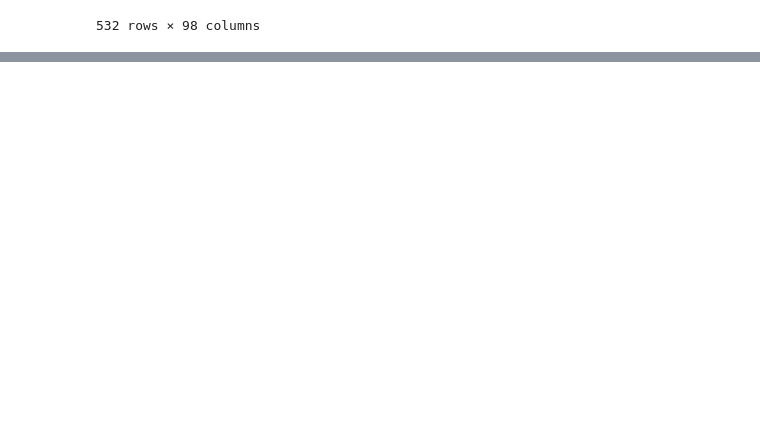
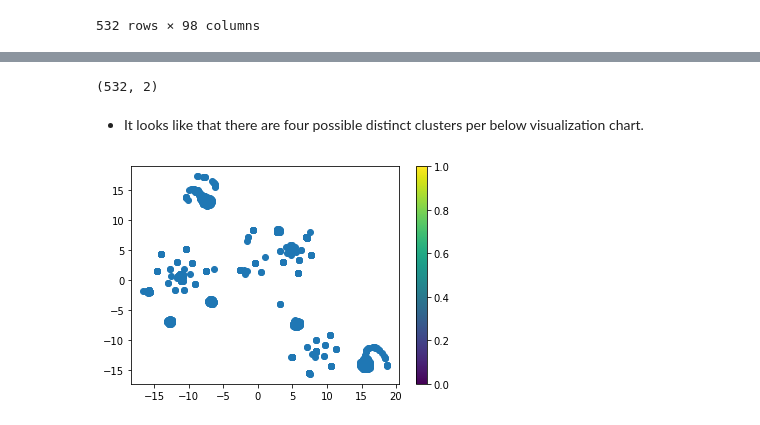
Before and after one commit to makbarish/Unsupervised-Machine-Learning-Challenge, a Jupyter notebook: UML_CryptocurrencyClusters.ipynb, the cells around one changed output, grey strips where cells are left out. Drawn from its saved outputs; the diff is of its cells as text; code cells hidden in the pictures; blank space fills up the shorter version.

Commit message:
processed data cluster analysis

```diff
--- a/UML_CryptocurrencyClusters.ipynb
+++ b/UML_CryptocurrencyClusters.ipynb
@@ -210,0 +210,8 @@ from sklearn.preprocessing import StandardScaler
+# %%
+# Standardize your dataset so that columns that contain larger values do not unduly influence the outcome
+from sklearn.preprocessing import StandardScaler, MinMaxScaler
+scaler = MinMaxScaler()
+scaled_data = scaler.fit_transform(df8)
+scaled_data
+# scaled_data = StandardScaler().fit_transform(df8)
+# print(scaled_data[0:1])
@@ -210,0 +235,4 @@ from sklearn.preprocessing import StandardScaler
+# %%
+from sklearn.decomposition import PCA
+pca = PCA(n_components=0.90)
+pca_transformed_data = pca.fit_transform(scaled_data)
@@ -210,0 +249,7 @@ from sklearn.preprocessing import StandardScaler
+# %%
+from sklearn.manifold import TSNE
+tsne = TSNE(perplexity=50, learning_rate=200)
+# , learning_rate=100
+# %%
+X_pca_tsne = tsne.fit_transform(pca_transformed_data)
+X_pca_tsne
@@ -210,0 +264,14 @@ from sklearn.preprocessing import StandardScaler
+# %%
+X_pca_tsne.shape
+# %% [output]
+(532, 2)
+# %% [markdown]
+- It looks like that there are four possible distinct clusters per below visualization chart.
+# %%
+import matplotlib.pyplot as plt
+%matplotlib inline
+plt.scatter(X_pca_tsne[:,0],X_pca_tsne[:,1])
+plt.colorbar()
+plt.show()
+# %% [output]
+[figure, added]
```
Also changed, not shown: parts of 15 cells of this notebook.
